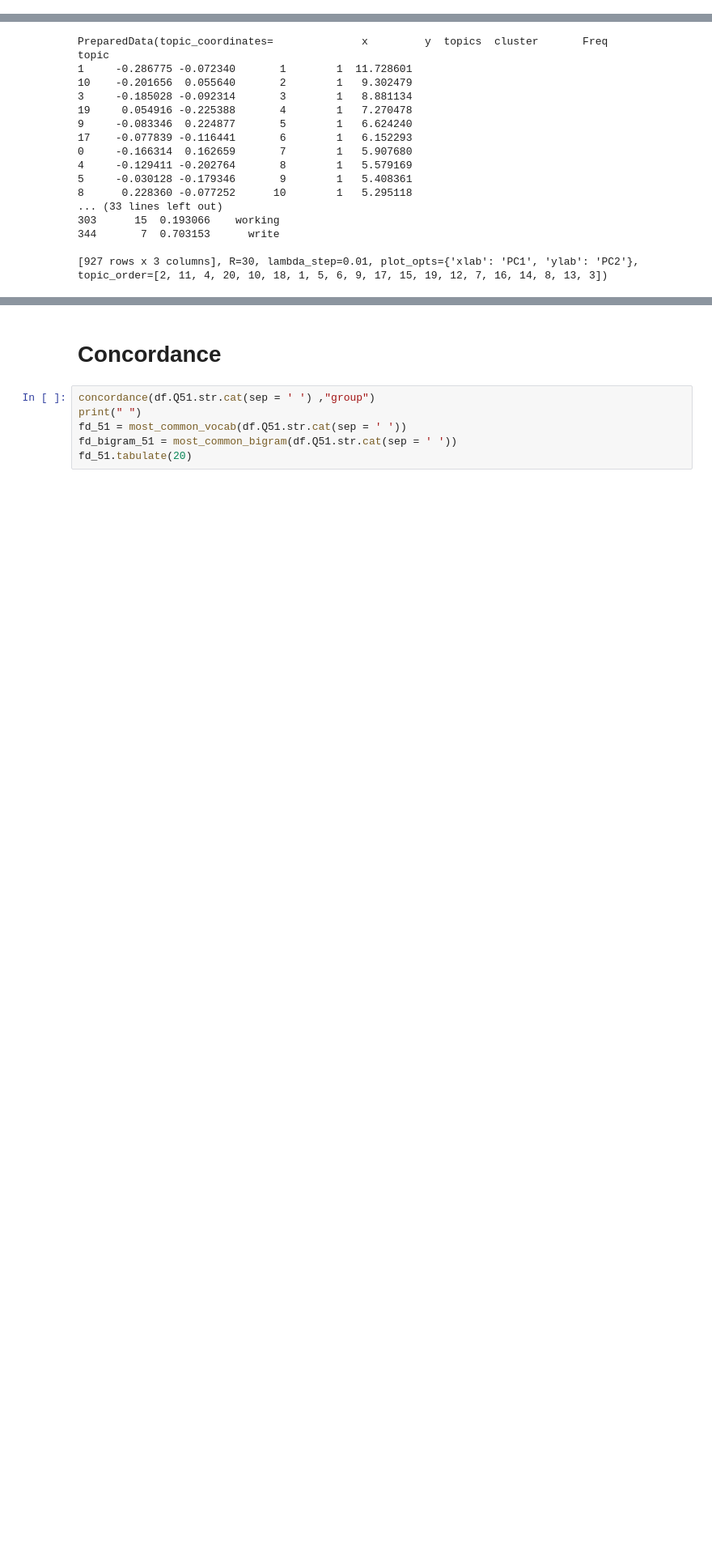
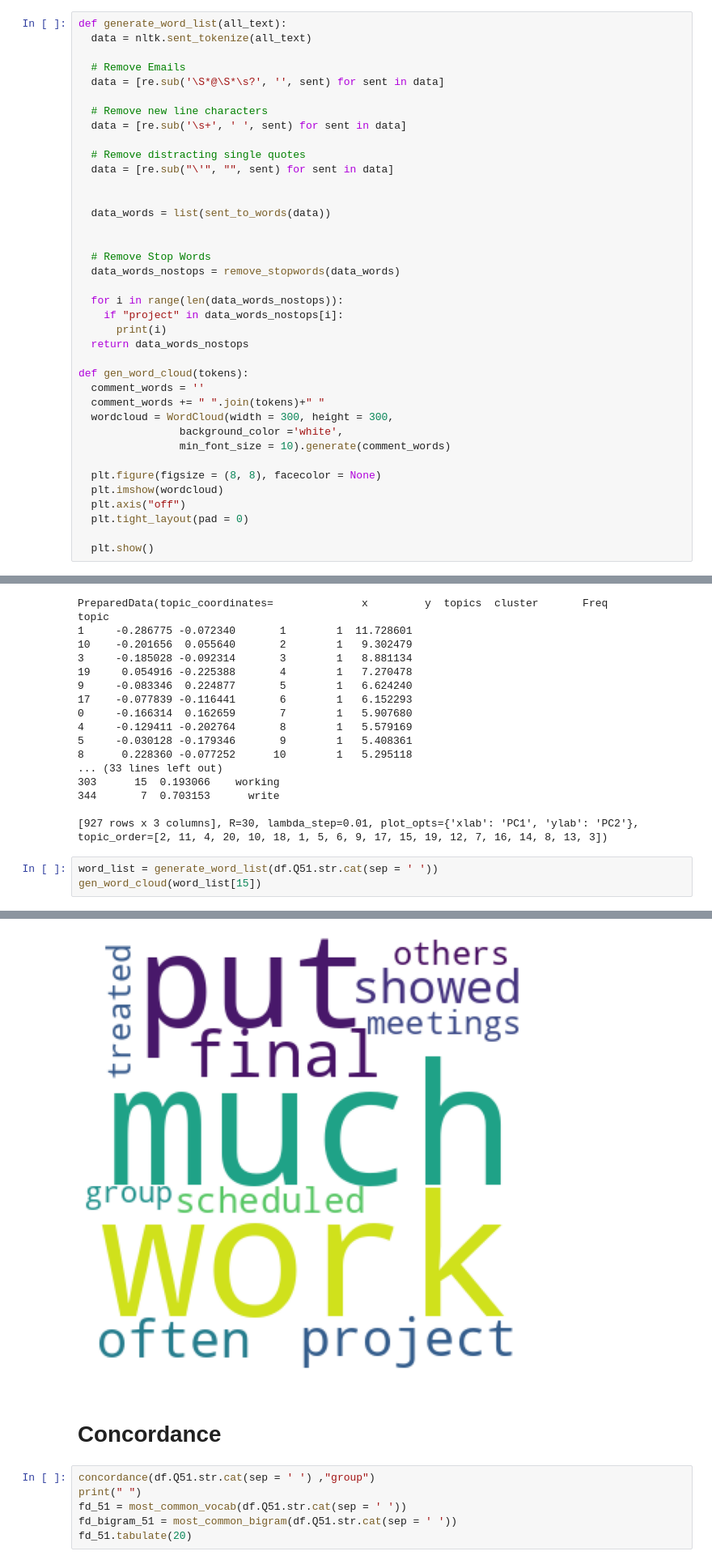
Before and after one commit to tiilt-lab/Blinc-collab-notebooks, a Jupyter notebook: Blinc_leverage_collaboration_To.ipynb, the cells around one changed output, grey strips where cells are left out. Shown at 81% size. Saved outputs shown, nothing was run; the diff lists cells and outputs as text; blank space fills up the shorter version.

```diff
--- a/Blinc_leverage_collaboration_To.ipynb
+++ b/Blinc_leverage_collaboration_To.ipynb
@@ -712,6 +728,44 @@ def run_topic_modeling(all_text,mode='phrase'):
 
 
   return lda_model,corpus,id2word
+# %%
+def generate_word_list(all_text):
+  data = nltk.sent_tokenize(all_text)
+
+  # Remove Emails
+  data = [re.sub('\S*@\S*\s?', '', sent) for sent in data]
+
+  # Remove new line characters
+  data = [re.sub('\s+', ' ', sent) for sent in data]
+
+  # Remove distracting single quotes
+  data = [re.sub("\'", "", sent) for sent in data]
+
+
+  data_words = list(sent_to_words(data))
+
+
+  # Remove Stop Words
+  data_words_nostops = remove_stopwords(data_words)
+
+  for i in range(len(data_words_nostops)):
+    if "project" in data_words_nostops[i]:
+      print(i)
+  return data_words_nostops
+
+def gen_word_cloud(tokens):
+  comment_words = ''
+  comment_words += " ".join(tokens)+" "
+  wordcloud = WordCloud(width = 300, height = 300,
+                background_color ='white',
+                min_font_size = 10).generate(comment_words)
+
+  plt.figure(figsize = (8, 8), facecolor = None)
+  plt.imshow(wordcloud)
+  plt.axis("off")
+  plt.tight_layout(pad = 0)
+
+  plt.show()
 # %%
 def concordance(text,token):
   text = nltk.Text(nltk.word_tokenize(text))
@@ -855,3 +909,7 @@ topic
 344       7  0.703153      write
 
 [927 rows x 3 columns], R=30, lambda_step=0.01, plot_opts={'xlab': 'PC1', 'ylab': 'PC2'}, topic_order=[2, 11, 4, 20, 10, 18, 1, 5, 6, 9, 17, 15, 19, 12, 7, 16, 14, 8, 13, 3])
+# %%
+word_list = generate_word_list(df.Q51.str.cat(sep = ' '))
+gen_word_cloud(word_list[15])
+# %% [output]
@@ -858,3 +933,4 @@ topic
+[figure, added]
 # %% [markdown]
 # **Concordance**
 # %%
```
Also changed, not shown: parts of 7 cells of this notebook.
